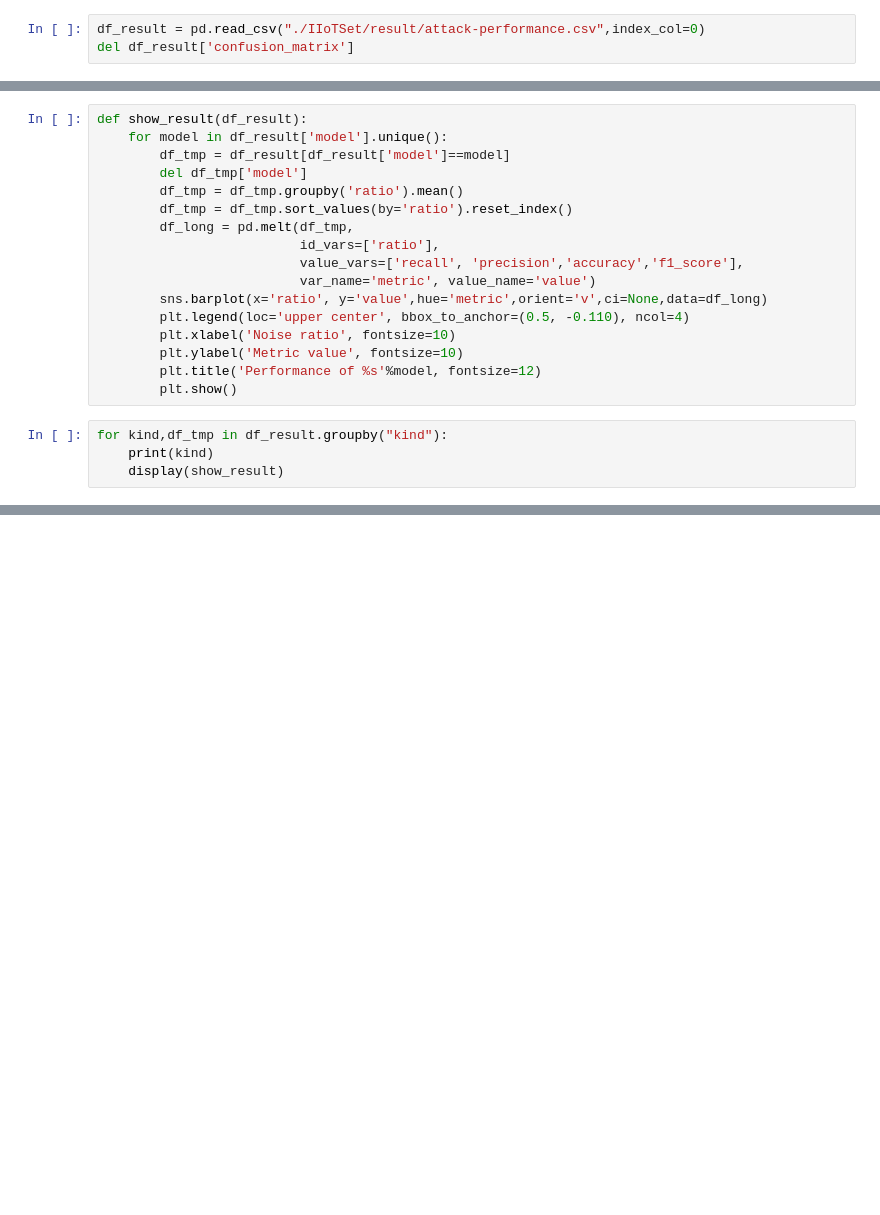
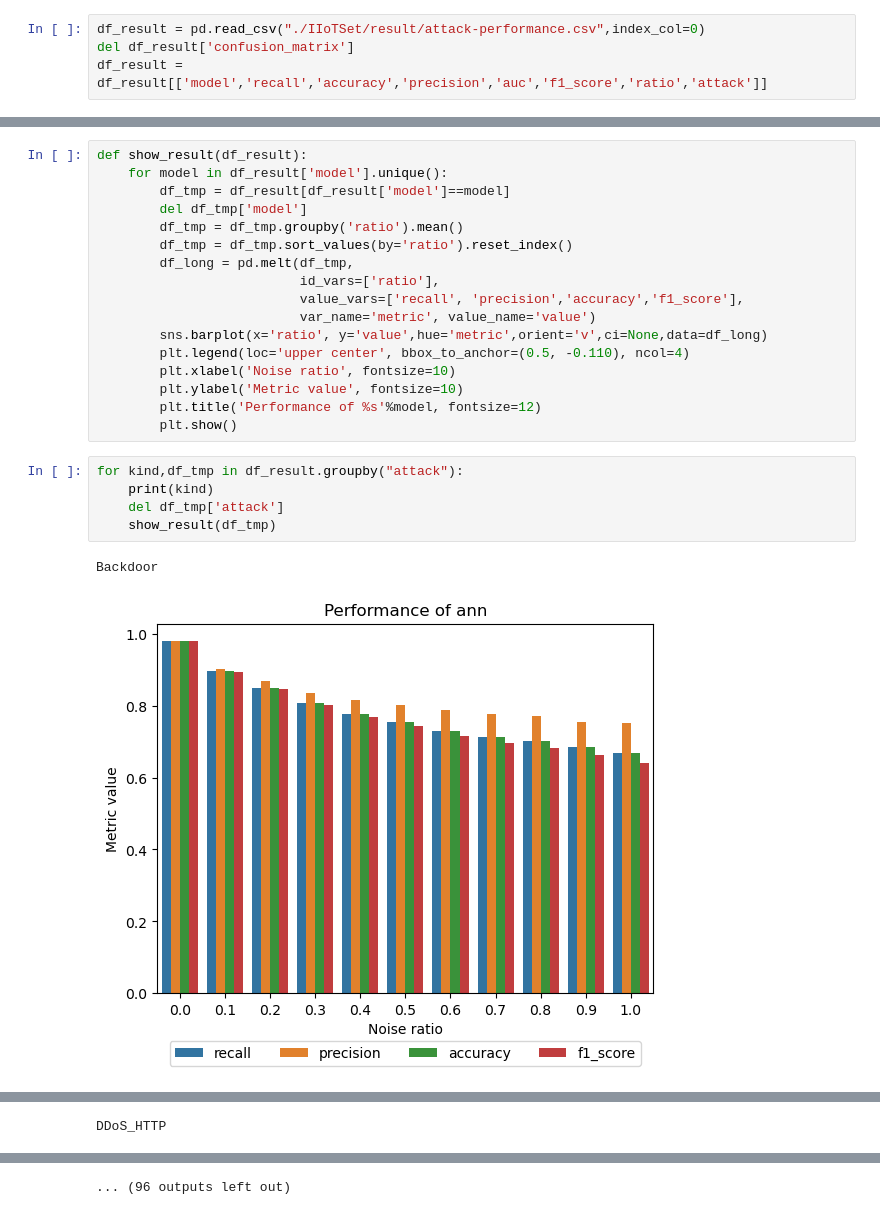
Before and after one commit to jim-xie-cn/Research-SSPE-COPA, a Jupyter notebook: task-2.ipynb, the cells around one changed output, grey strips where cells are left out. Saved outputs shown, nothing was run; the diff lists cells and outputs as text; blank space fills up the shorter version.

```diff
--- a/task-2.ipynb
+++ b/task-2.ipynb
@@ -243,3 +397,4 @@ psvm prediction progress: |█████████
 # %%
 df_result = pd.read_csv("./IIoTSet/result/attack-performance.csv",index_col=0)
 del df_result['confusion_matrix']
+df_result = df_result[['model','recall','accuracy','precision','auc','f1_score','ratio','attack']]
@@ -261,6 +432,10 @@ def show_result(df_result):
         plt.title('Performance of %s'%model, fontsize=12)
         plt.show()
 # %%
-for kind,df_tmp in df_result.groupby("kind"):
+for kind,df_tmp in df_result.groupby("attack"):
     print(kind)
-    display(show_result)
+    del df_tmp['attack']
+    show_result(df_tmp)
+# %% [output]
+Backdoor
+[figure, added]
@@ -266,0 +449 @@ for kind,df_tmp in df_result.groupby("kind"):
+DDoS_HTTP
@@ -266,0 +452 @@ for kind,df_tmp in df_result.groupby("kind"):
+... (96 outputs left out)
```
Also changed, not shown: parts of 8 cells of this notebook, 8 other files.
